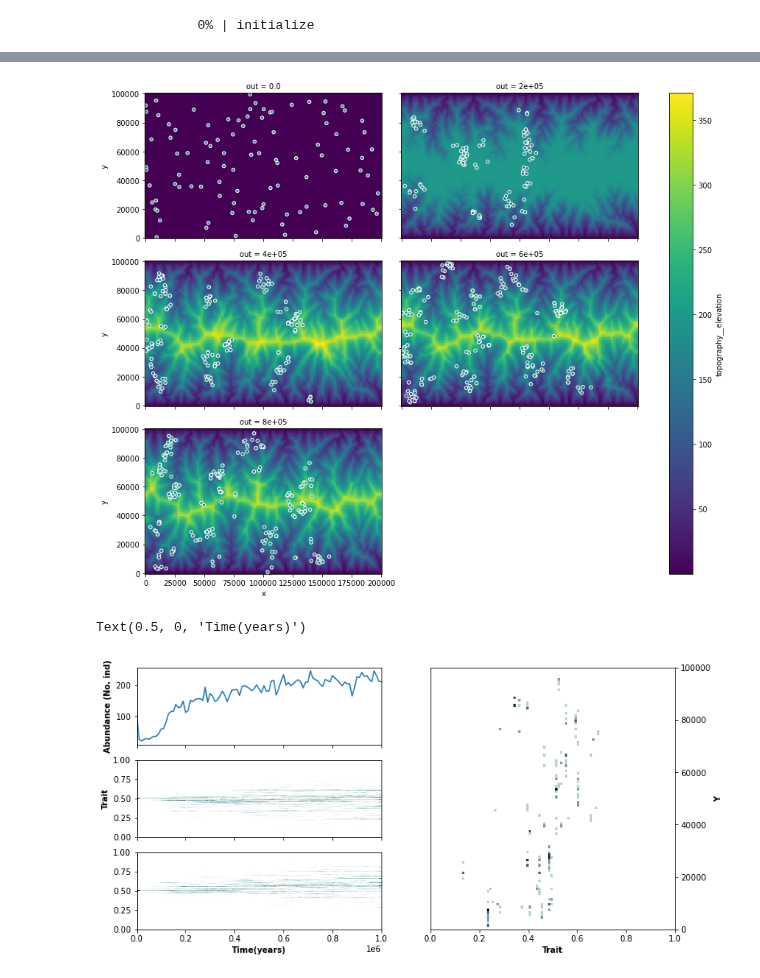
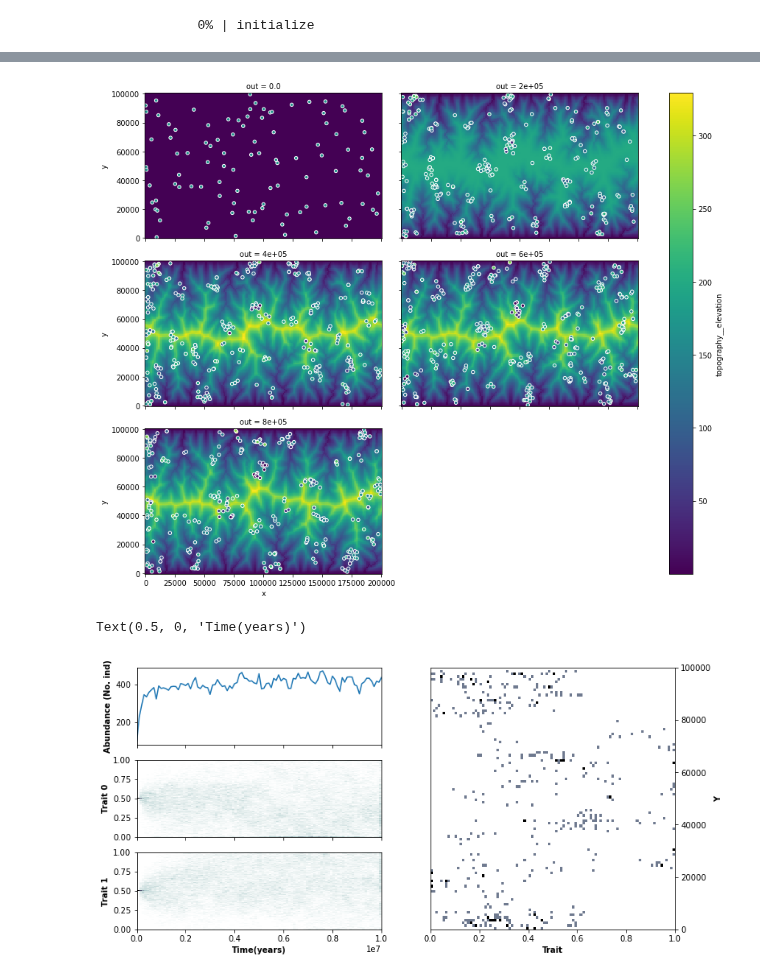
Before and after one commit to fastscape-lem/adascape, a Jupyter notebook: notebooks/paraspec-LEM.ipynb, the cells around one changed output, grey strips where cells are left out. Saved outputs shown, nothing was run; the diff lists cells and outputs as text; code cells hidden in the pictures.

```diff
--- a/notebooks/paraspec-LEM.ipynb
+++ b/notebooks/paraspec-LEM.ipynb
@@ -50,8 +50,8 @@ init_topography
 in_ds = xs.create_setup(
     model=model,
     clocks={
-        'time': np.linspace(0., 1e6, 1001),
-        'out': np.linspace(0., 1e6, 101)
+        'time': np.linspace(0., 10e6, 1001),
+        'out': np.linspace(0., 10e6, 101)
     },
     master_clock='time',
     input_vars={
@@ -70,11 +70,11 @@ in_ds = xs.create_setup(
             'min_env': [0, 0],
             'max_env': [400, 400],
             'nb_radius': 2e4,
-            'car_cap': 50,
+            'car_cap': 30,
             'sigma_mov': 1000.,
-            'mut_prob': 0.05,
+            'mut_prob': 1.0,
             'sigma_mut': 0.05,
-            'sigma_env_trait': 0.3,
+            'sigma_env_trait': 0.9,
             'random_seed': 1234,
             'rescale_rates':False,
         }
@@ -229,8 +229,8 @@ init_topography
 in_ds2 = xs.create_setup(
     model=model2,
     clocks={
-        'time': np.linspace(0., 1e6, 1001),
-        'out': np.linspace(0., 1e6, 101)
+        'time': np.linspace(0., 10e6, 1001),
+        'out': np.linspace(0., 10e6, 101)
     },
     master_clock='time',
     input_vars={
@@ -251,8 +251,8 @@ in_ds2 = xs.create_setup(
             'birth_rate': 1.,
             'movement_rate': 5.,
             'car_cap_max': 500.,
-            'sigma_env_trait': 0.3,
-            'mut_prob': 0.05,
+            'sigma_env_trait': 0.9,
+            'mut_prob': 1.0,
             'sigma_mut': 0.05,
             'sigma_mov': 1000.,
             'sigma_comp_trait': 0.9,
@@ -328,31 +328,32 @@ for ax, t in zip(fg.axes.ravel(), times):
     pop = df2[df2.out==t]
     ax.scatter(pop.x, pop.y, c=pop.trait_0, vmin=0, vmax=1, s=20, edgecolor='w')
 # %% [output]
-[figure, old version]
+[figure, new version]
 # %%
 fig5, axs5 = plt.subplots(3, 2, sharex="col", figsize=(12, 6))
 gs5 = axs5[1, 1].get_gridspec()
 for ax in axs5[0:, -1]:
     ax.remove()
 axbig = fig5.add_subplot(gs5[0:, -1])
 axs5[0,0].plot(df2.groupby('out').size())
 h,xedge,yedge,_=axs5[1,0].hist2d(x=df2['out'], y=df2['trait_0'],
-                                 range=((0, 1e6), (0, 1)),
+                                 range=((0, 10e6), (0, 1)),
                                  bins=(100, 100), cmap='bone_r')
 h,xedge,yedge,_=axbig.hist2d(x=df2['trait_0'].loc[df2['out']==max(df2['out'])],
                              y=df2['y'].loc[df2['out']==max(df2['out'])],
                                  range=((0, 1), (0, 1e5)),
                                  bins=(100, 100), cmap='bone_r')
 h,xedge,yedge,_=axs5[2,0].hist2d(x=df2['out'], y=df2['trait_1'],
-                                 range=((0, 1e6), (0, 1)),
+                                 range=((0, 10e6), (0, 1)),
                                  bins=(100, 100), cmap='bone_r')
 axbig.yaxis.set_label_position("right")
 axbig.yaxis.tick_right()
 axbig.set_ylabel('Y', weight='bold')
 axbig.set_xlabel('Trait', weight='bold')
 axs5[0,0].set_ylabel('Abundance (No. ind)', weight='bold')
-axs5[1,0].set_ylabel('Trait', weight='bold')
+axs5[1,0].set_ylabel('Trait 0', weight='bold')
+axs5[2,0].set_ylabel('Trait 1', weight='bold')
 axs5[2,0].set_xlabel('Time(years)', weight='bold')
 # %% [output]
 Text(0.5, 0, 'Time(years)')
-[figure, old version]
+[figure, new version]
```
Also changed, not shown: parts of 5 cells of this notebook, 3 other files.
